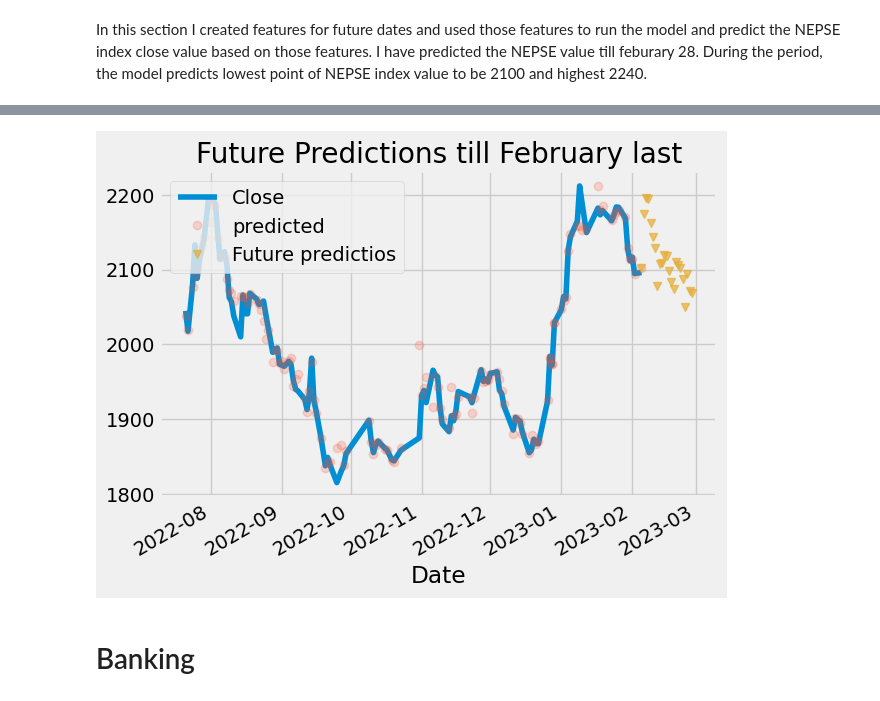
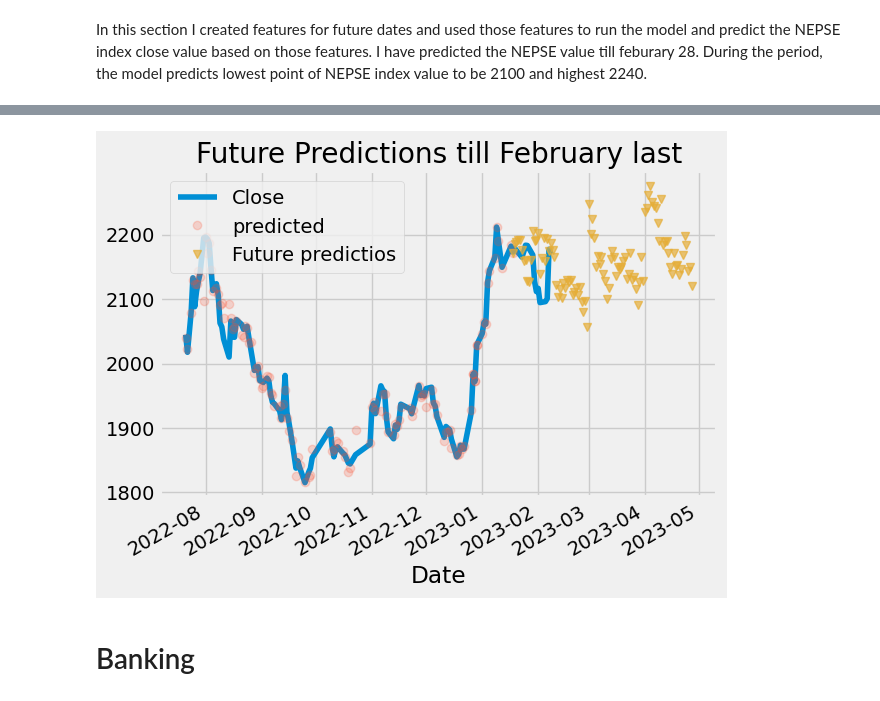
Before and after one commit to romin898/Nepal-Stock-Exchange-Time-Series-Prediction, a Jupyter notebook: Main.ipynb, the cells around one changed output, grey strips where cells are left out. Drawn from its saved outputs; the diff is of its cells as text; code cells hidden in the pictures.

```diff
--- a/Main.ipynb
+++ b/Main.ipynb
@@ -21,7 +21,8 @@ from sklearn.model_selection import train_test_split
 s = 8
 color_pal = sns.color_palette()
 plt.style.use('fivethirtyeight')
-df = pd.read_excel('NEPSE.xlsx',parse_dates=True,skiprows=0,index_col='Date')
+a = pd.read_excel('NEPSE.xlsx',parse_dates=True,skiprows=0,index_col='Date')
+df = a.query('index < 20230119')
 print(df.index.dtype)
 df = df[['Close']]
 df.plot(color = color_pal[1])
@@ -189,7 +190,7 @@ plt.show()
 In this section I created features for future dates and used those features to run the model and predict the NEPSE index close value based on those features. I have predicted the NEPSE value till feburary 28. During the period, the model predicts lowest point of NEPSE index value to be 2100 and highest 2240.
 # %%
 predictor_con=pd.DataFrame({'Date':pd.Series(dtype='datetime64[ns]')})
-predictor_con['Date']=np.arange(df_n.index[0],datetime.datetime(2023, 2,28), datetime.timedelta(days=1))
+predictor_con['Date']=np.arange(df_n.index[0],datetime.datetime(2023, 4,28), datetime.timedelta(days=1))
 predictor_con['year']=predictor_con.Date.dt.year
 predictor_con['day_of_week']=predictor_con.Date.dt.dayofweek
 predictor_con['quarter']=predictor_con.Date.dt.quarter
@@ -244,14 +245,16 @@ Date
 # %%
 zoomed_df1=df_n[(df_n.index >'7-20-2022')]
 fig,ax = plt.subplots()
-zoomed_df1['Close'].plot(ax=ax)
+#zoomed_df1['Close'].plot(ax=ax)
+a = a [a.index > '7-20-2022']
+a['Close'].plot(ax=ax)
 zoomed_df1['prediction'].plot(style='o',ax=ax,alpha=0.2,label='predicted')
 predictor_con['prediction'].plot(style='v',ax=ax,alpha=0.7,label='Future predictios')
 plt.legend(loc='upper left')
 plt.title("Future Predictions till February last")
 plt.show()
 # %% [output]
-[figure, old version]
+[figure, new version]
 # %% [markdown]
 # Banking
 # %% [markdown]
```
Also changed, not shown: parts of 27 cells of this notebook, 9 other files.
